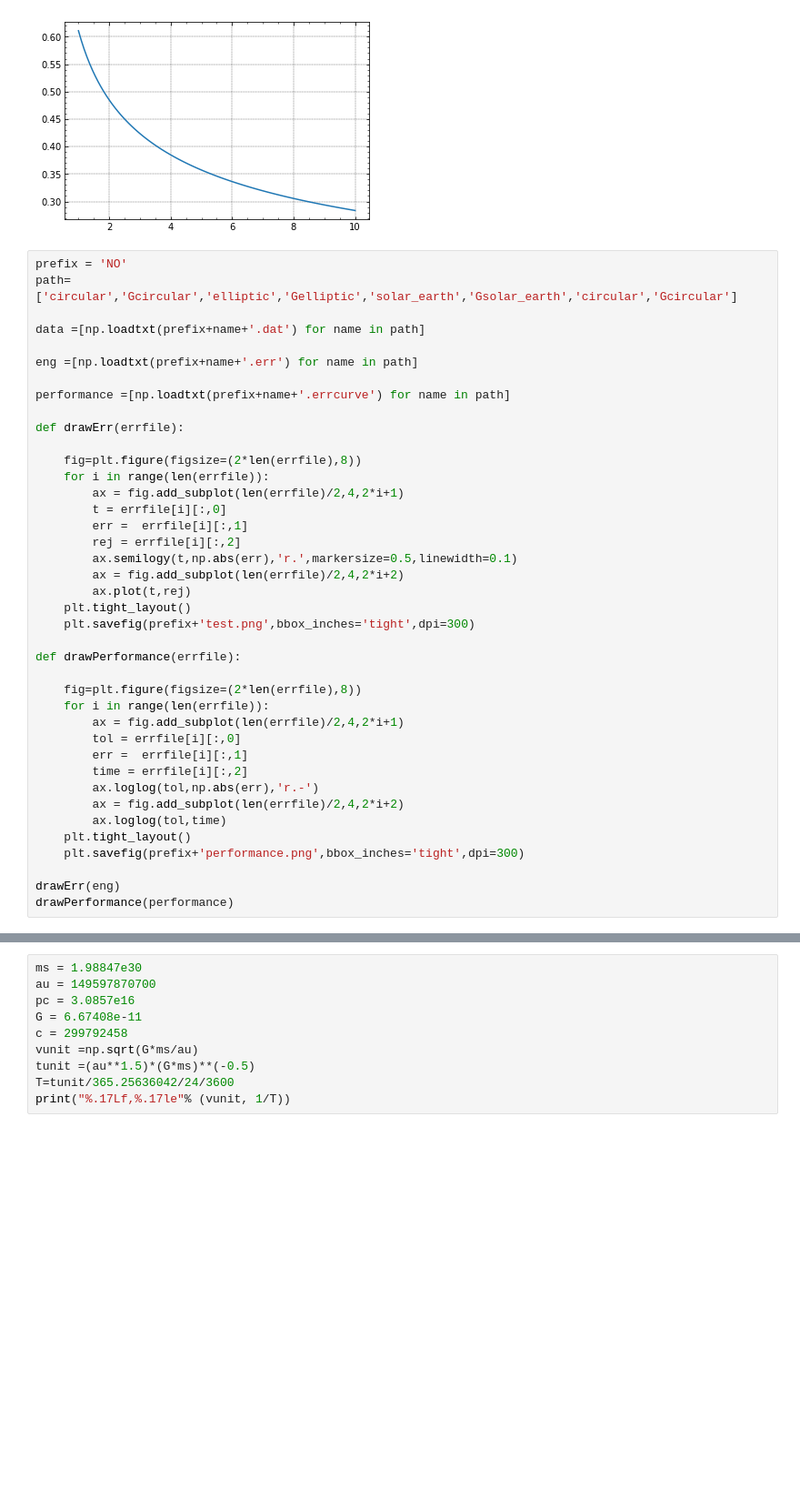
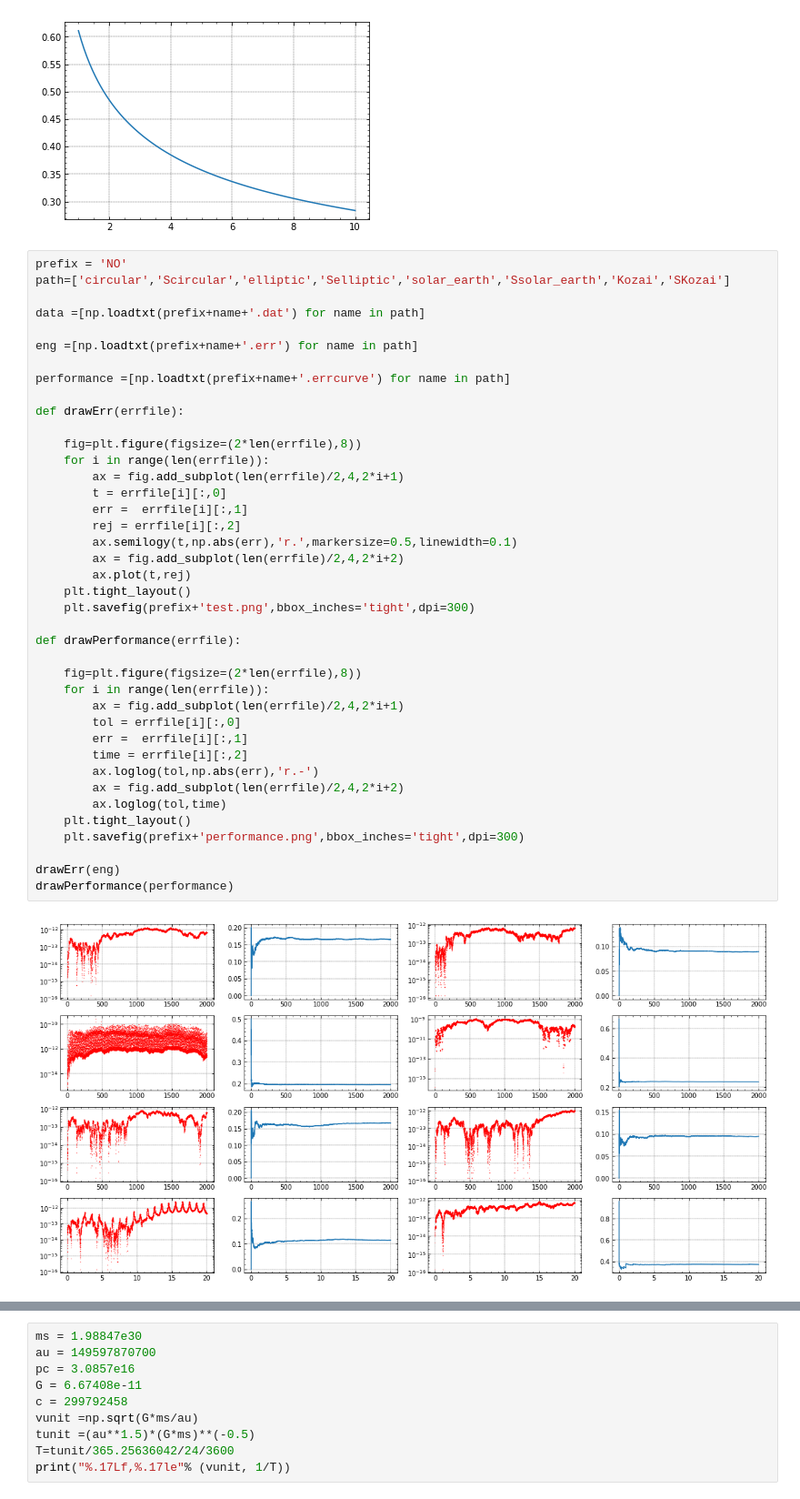
Before and after one commit to YihanWangAstro/SpaceHub, a Jupyter notebook: integrationTest/Untitled.ipynb, the cells around one changed output, grey strips where cells are left out. Shown: that part at 91% size. Cells and saved outputs as stored; diff of their text form; blank space fills up the shorter version.

```diff
--- a/integrationTest/Untitled.ipynb
+++ b/integrationTest/Untitled.ipynb
@@ -185,7 +185,7 @@ plt.plot(err,y2)
 [figure]
 # %%
 prefix = 'NO'
-path=['circular','Gcircular','elliptic','Gelliptic','solar_earth','Gsolar_earth','circular','Gcircular']
+path=['circular','Scircular','elliptic','Selliptic','solar_earth','Ssolar_earth','Kozai','SKozai']
 
 data =[np.loadtxt(prefix+name+'.dat') for name in path]
 
@@ -196,30 +196,32 @@ performance =[np.loadtxt(prefix+name+'.errcurve') for name in path]
 def drawErr(errfile):
 
     fig=plt.figure(figsize=(2*len(errfile),8))
     for i in range(len(errfile)):
         ax = fig.add_subplot(len(errfile)/2,4,2*i+1)
         t = errfile[i][:,0]
         err =  errfile[i][:,1]
         rej = errfile[i][:,2]
         ax.semilogy(t,np.abs(err),'r.',markersize=0.5,linewidth=0.1)
         ax = fig.add_subplot(len(errfile)/2,4,2*i+2)
         ax.plot(t,rej)
     plt.tight_layout()
     plt.savefig(prefix+'test.png',bbox_inches='tight',dpi=300)
 
 def drawPerformance(errfile):
 
     fig=plt.figure(figsize=(2*len(errfile),8))
     for i in range(len(errfile)):
         ax = fig.add_subplot(len(errfile)/2,4,2*i+1)
         tol = errfile[i][:,0]
         err =  errfile[i][:,1]
         time = errfile[i][:,2]
         ax.loglog(tol,np.abs(err),'r.-')
         ax = fig.add_subplot(len(errfile)/2,4,2*i+2)
         ax.loglog(tol,time)
     plt.tight_layout()
     plt.savefig(prefix+'performance.png',bbox_inches='tight',dpi=300)
 
 drawErr(eng)
 drawPerformance(performance)
+# %% [output]
+[figure, added]
```
Also changed, not shown: parts of 5 cells of this notebook, 41 other files.
